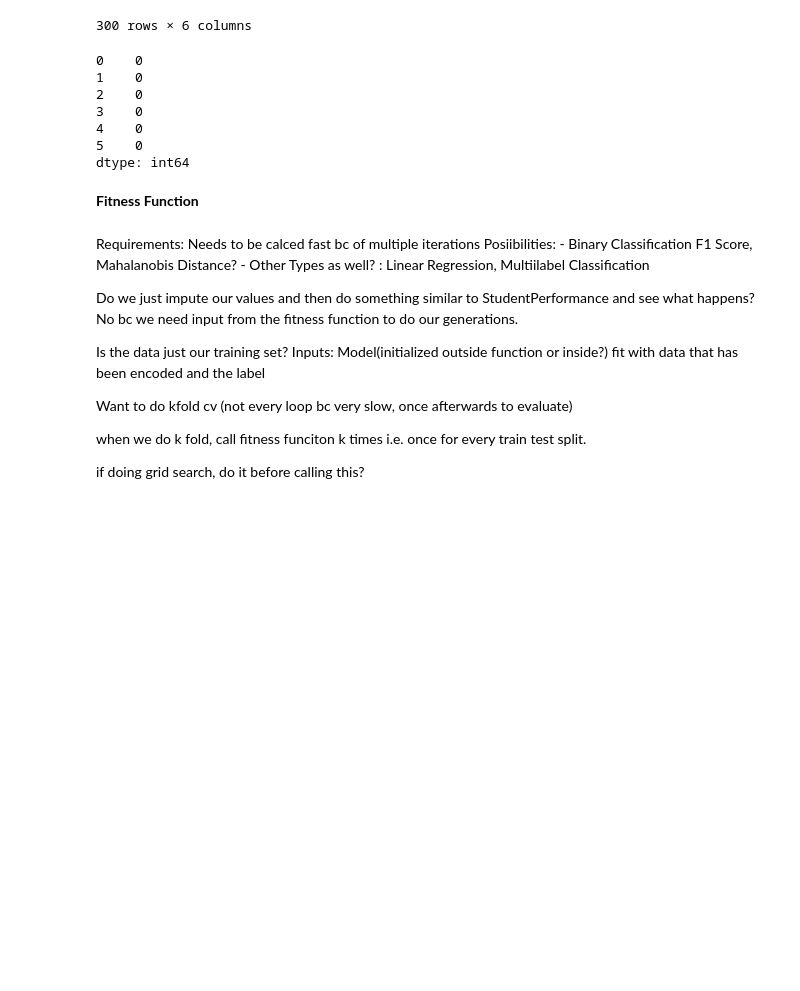
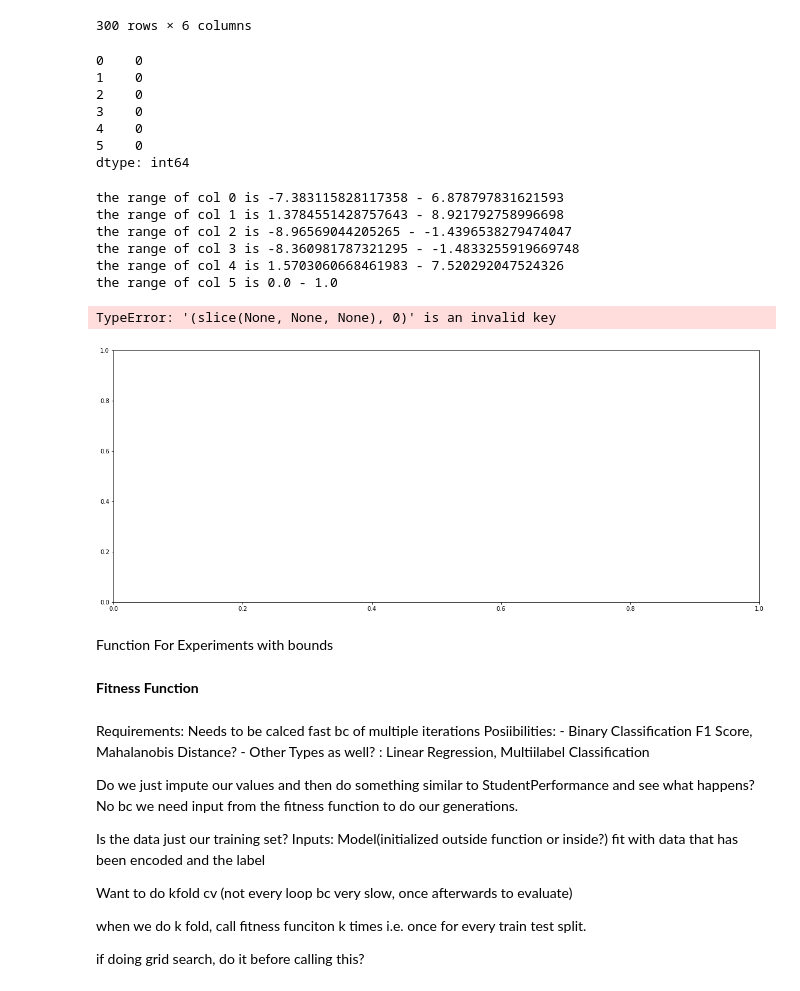
Before and after one commit to AdJansen/Artificial-Immune-System-For-Class-Imbalance, a Jupyter notebook: AIS.ipynb, the cells around one changed output. Drawn from its saved outputs; the diff is of its cells as text; code cells hidden in the pictures; blank space fills up the shorter version.

```diff
--- a/AIS.ipynb
+++ b/AIS.ipynb
@@ -179,6 +179,32 @@ def Creation(minorityDF, totalPopulation : int, binaryColumns : list, weightingF
 
 
 #Creation(df,1000,['5'], weightingFunction='gaussian')
+# %%
+get_bounds(df)
+
+for col in df:
+    print(f"the range of col {col} is {df[col].min()} - {df[col].max()} ")
+
+create1 = Creation(df,10000,['5'], weightingFunction='uniform')
+pop1 = create1[0]
+columns1 = pop1.columns.to_list()
+columns1_drop = columns1.pop(-1)
+
+labels1 = pop1.drop(columns1, axis=1)
+pop1 = pop1.drop(columns1_drop, axis=1)
+f, ax1 = plt.subplots(nrows=1, ncols=1,figsize=(20,8))
+sns.scatterplot(pop1[:,0],pop1[:,1],ax=ax1)
+# %% [output]
+the range of col 0 is -7.383115828117358 - 6.878797831621593
+the range of col 1 is 1.3784551428757643 - 8.921792758996698
+the range of col 2 is -8.96569044205265 - -1.4396538279474047
+the range of col 3 is -8.360981787321295 - -1.4833255919669748
+the range of col 4 is 1.5703060668461983 - 7.520292047524326
+the range of col 5 is 0.0 - 1.0
+TypeError: '(slice(None, None, None), 0)' is an invalid key
+[figure, added]
+# %% [markdown]
+Function For Experiments with bounds
 # %% [markdown]
 **Fitness Function**
 # %% [markdown]
```
Also changed, not shown: parts of 4 cells of this notebook, 2 other files.
